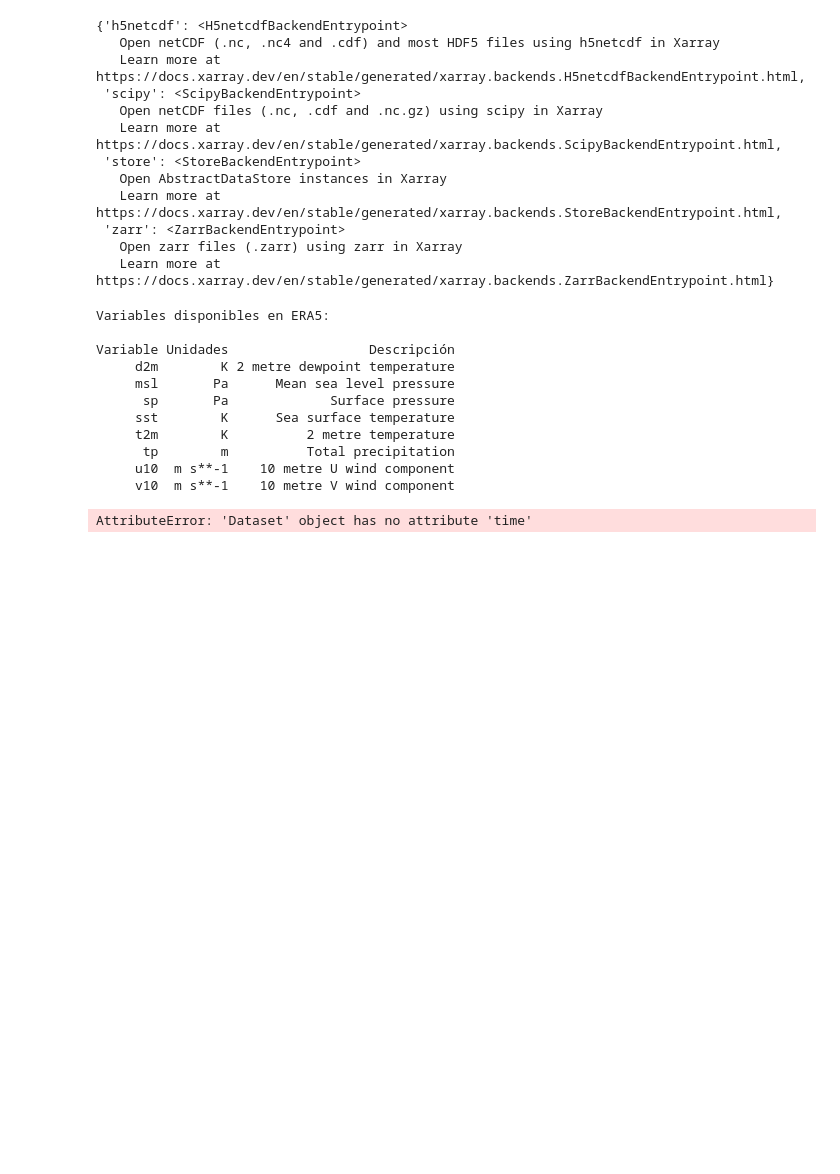
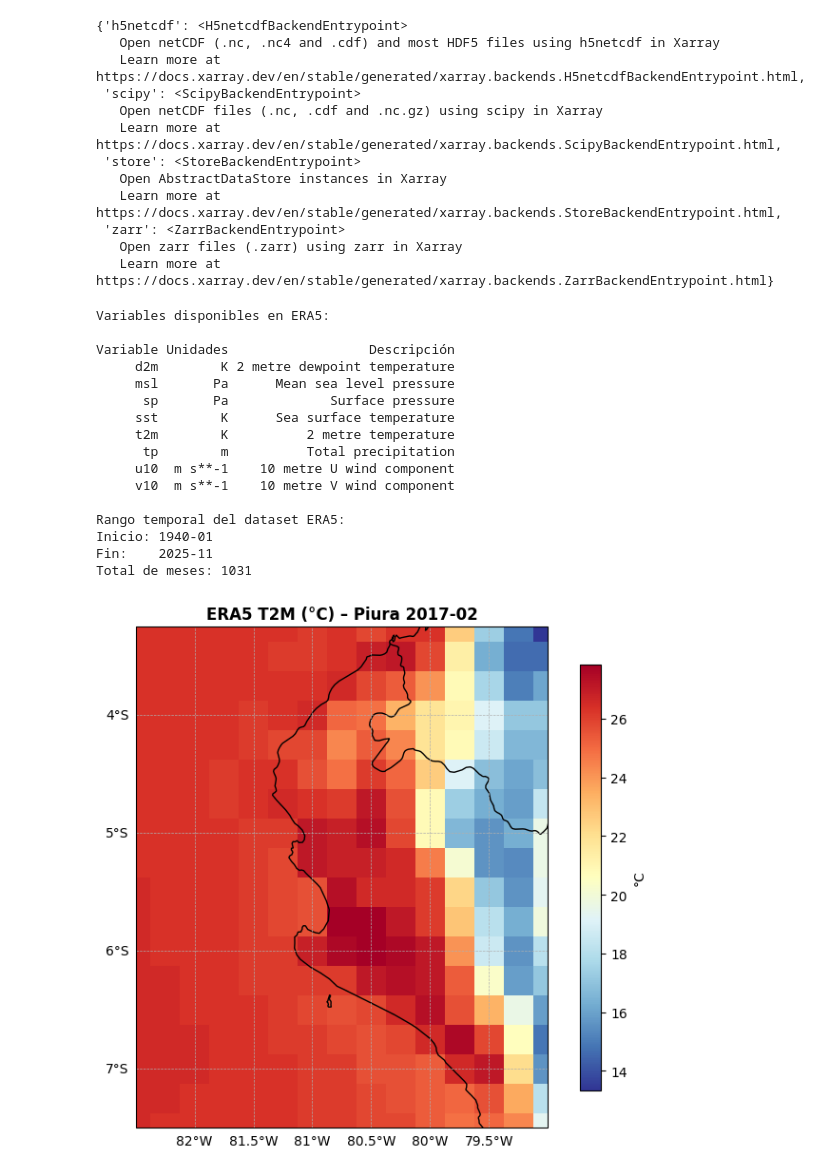
Before and after one commit to Jorgellamocca/Cambio-Clim-tico, a Jupyter notebook: Era5_mensual.ipynb, the cells around one changed output. Cells and saved outputs as stored; diff of their text form; code cells hidden in the pictures; blank space fills up the shorter version.

```diff
--- a/Era5_mensual.ipynb
+++ b/Era5_mensual.ipynb
@@ -69,7 +64,7 @@ print(df.to_string(index=False))
 # -----------------------------
 # Rango temporal del dataset
 # -----------------------------
-fechas = pd.to_datetime(ds.time.values)
+fechas = pd.to_datetime(ds.valid_time.values)
 
 inicio = fechas.min().strftime("%Y-%m")
 fin    = fechas.max().strftime("%Y-%m")
@@ -90,4 +85,8 @@ Variable Unidades                  Descripción
       tp        m          Total precipitation
      u10  m s**-1    10 metre U wind component
      v10  m s**-1    10 metre V wind component
+
+Rango temporal del dataset ERA5:
+Inicio: 1940-01
+Fin:    2025-11
+Total de meses: 1031
-AttributeError: 'Dataset' object has no attribute 'time'
@@ -93,0 +112,57 @@ AttributeError: 'Dataset' object has no attribute 'time'
+# %%
+#Selccionamos un Dominio de ejemplo (lat, lon)
+dominio = dict(
+    latitude=slice(-3.2, -7.5),     # Piura
+    longitude=slice(-82.5, -79.0)
+)
+# %%
+#Elegir un Año y mes particular
+YEAR, MONTH = 2017, 2
+
+t2m_map = (
+    variable_all
+    .sel(valid_time=f"{YEAR}-{MONTH:02d}", **dominio)
+    .isel(valid_time=0)
+)
+# %%
+# Límites del campo
+lon_min = float(t2m_map.longitude.min())
+lon_max = float(t2m_map.longitude.max())
+lat_min = float(t2m_map.latitude.min())
+lat_max = float(t2m_map.latitude.max())
+
+fig, ax = plt.subplots(
+    figsize=(7,6),
+    subplot_kw={"projection": ccrs.PlateCarree()}
+)
+
+im = ax.pcolormesh(
+    t2m_map.longitude,
+    t2m_map.latitude,
+    t2m_map,
+    cmap="RdYlBu_r",
+    shading="auto"
+)
+
+ax.add_feature(cfeature.COASTLINE)
+ax.add_feature(cfeature.BORDERS)
+
+#límites
+ax.set_extent([lon_min, lon_max, lat_min, lat_max],
+              crs=ccrs.PlateCarree())
+
+# Lat/Lon
+gl = ax.gridlines(draw_labels=True, linewidth=0.5, linestyle="--")
+gl.top_labels = False
+gl.right_labels = False
+
+ax.set_title(
+    f"ERA5 T2M (°C) – Piura {YEAR}-{MONTH:02d}",
+    fontweight="bold"
+)
+
+plt.colorbar(im, ax=ax, label="°C", shrink=0.85)
+plt.tight_layout()
+plt.show()
+# %% [output]
+[figure, added]
```
Also changed, not shown: parts of 5 cells of this notebook.
